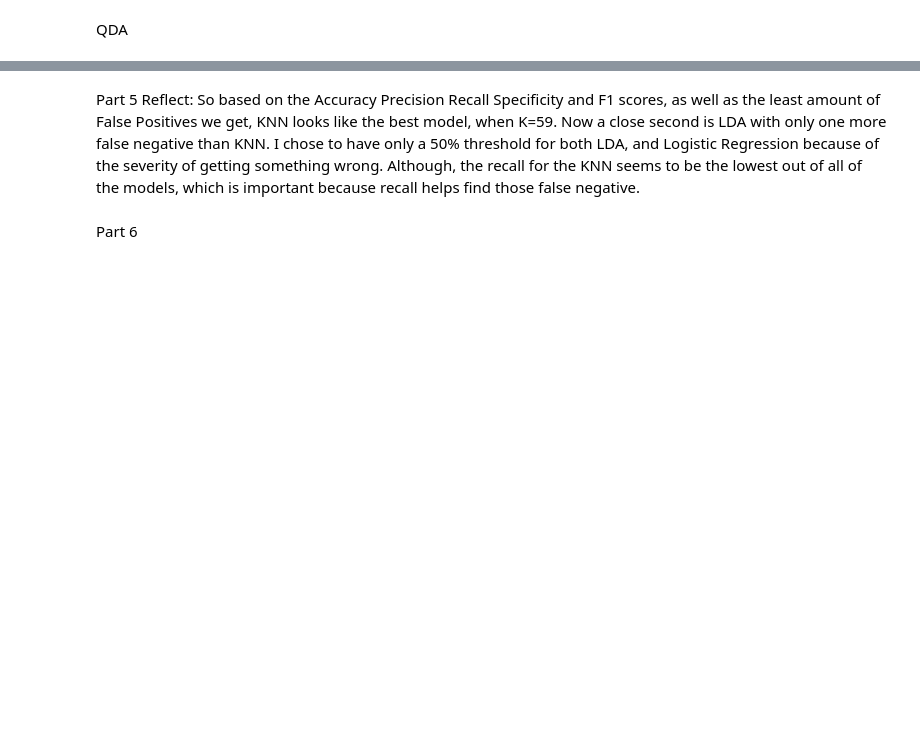
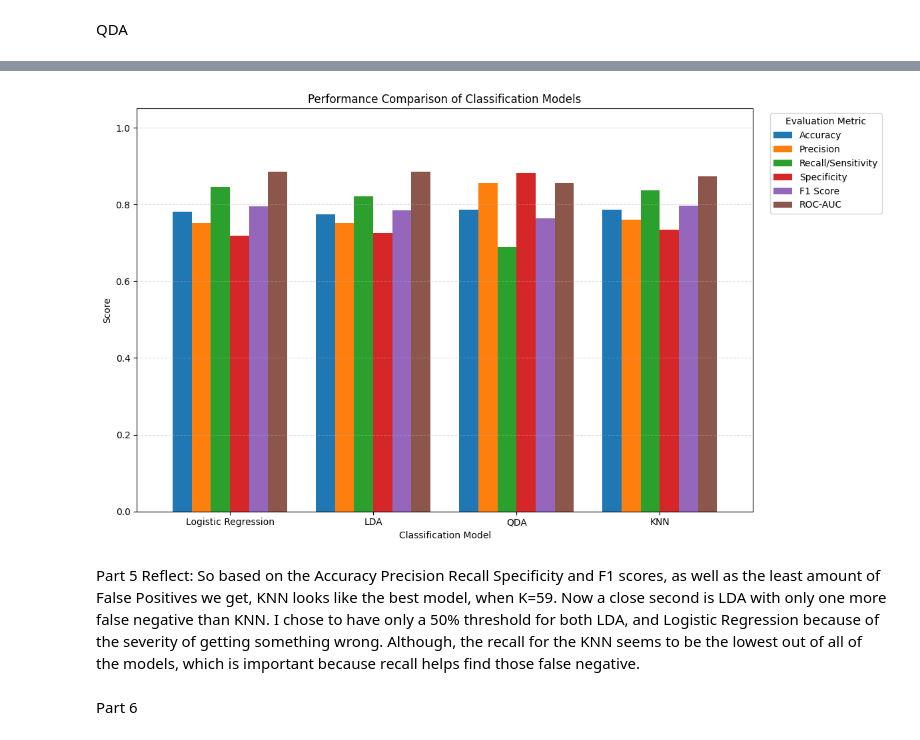
Before and after one commit to cpt0/data201-labs, a Jupyter notebook: data201-Project1/PROJECT_three_.ipynb, the cells around one changed output, grey strips where cells are left out. Cells and saved outputs as stored; diff of their text form; code cells hidden in the pictures; blank space fills up the shorter version.

```diff
--- a/data201-Project1/PROJECT_three_.ipynb
+++ b/data201-Project1/PROJECT_three_.ipynb
@@ -771,3 +778,33 @@ F1: 0.7601476014760148
+# %%
+
+import pandas as pd
+import matplotlib.pyplot as plt
+
+# Convert the existing model results into a DataFrame
+comparison = pd.DataFrame(results_list).set_index("Model")
+
+# Create a grouped bar chart comparing all six metrics
+ax = comparison.plot(
+    kind="bar",
+    figsize=(12, 7),
+    width=0.8
+)
+
+plt.title("Performance Comparison of Classification Models")
+plt.xlabel("Classification Model")
+plt.ylabel("Score")
+plt.ylim(0, 1.05)
+plt.xticks(rotation=0)
+plt.legend(
+    title="Evaluation Metric",
+    bbox_to_anchor=(1.02, 1),
+    loc="upper left"
+)
+plt.grid(axis="y", linestyle="--", alpha=0.4)
+plt.tight_layout()
+plt.show()
+# %% [output]
+[figure, added]
 # %% [markdown]
 Part 5 Reflect:
 So based on the Accuracy Precision Recall Specificity and F1 scores, as well as the least amount of False Positives we get, KNN looks like the best model, when K=59. Now a close second is LDA with only one more false negative than KNN. I chose to have only a 50% threshold for both LDA, and Logistic Regression because of the severity of getting something wrong. Although, the recall for the KNN seems to be the lowest out of all of the models, which is important because recall helps find those false negative.
```
Also changed, not shown: parts of 40 cells of this notebook.
